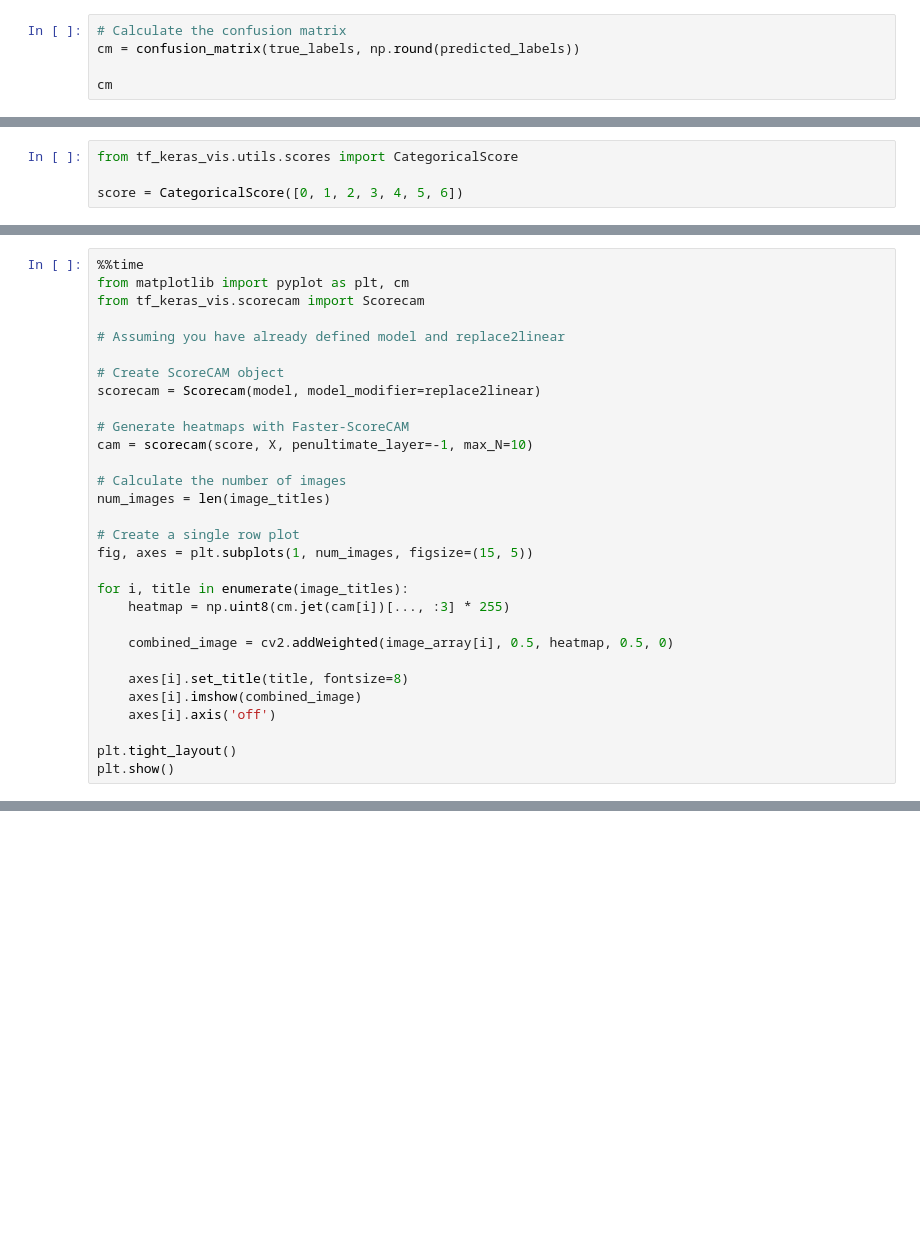
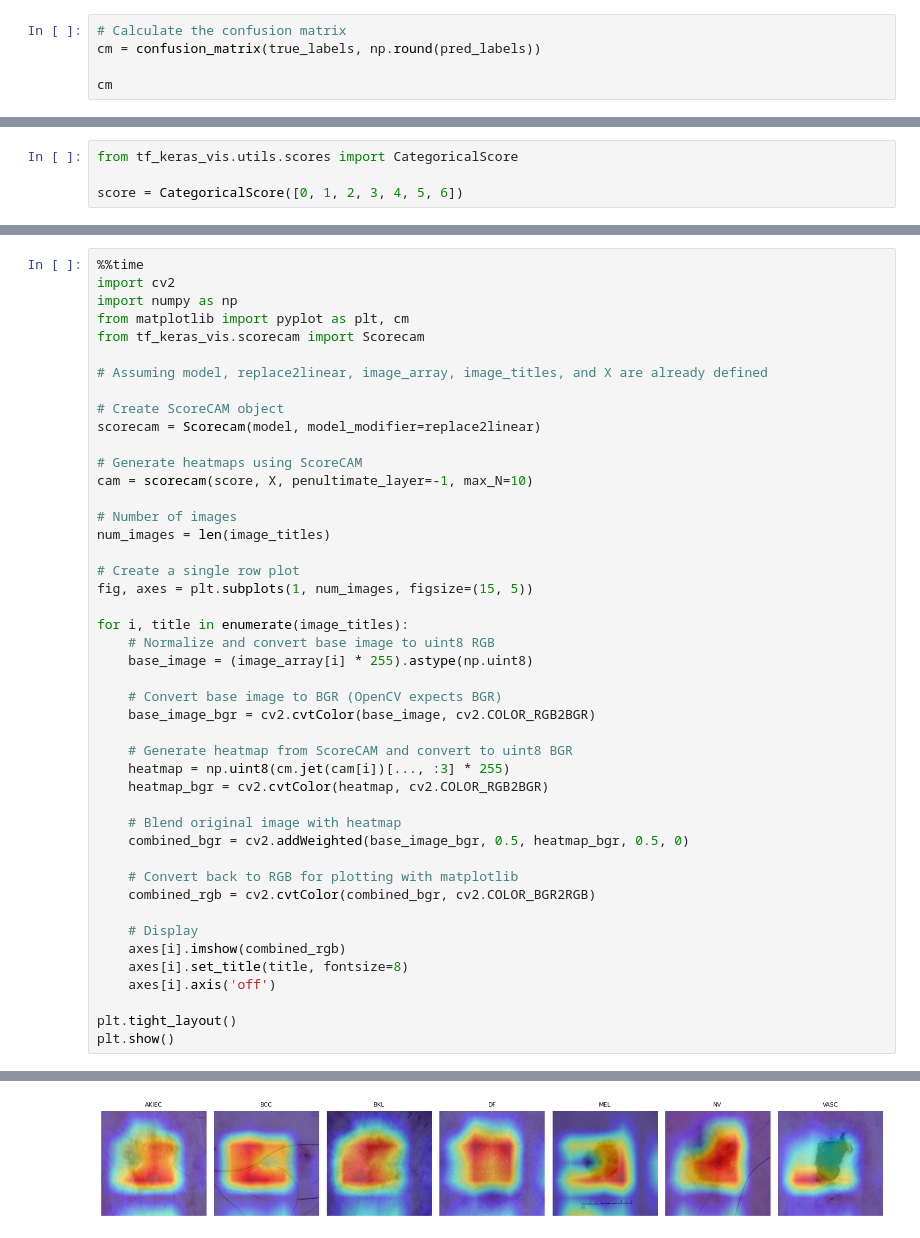
Before and after one commit to Kyltetran/XAI-project, a Jupyter notebook: EfficientNetV2M-edit.ipynb, the cells around one changed output, grey strips where cells are left out. Saved outputs shown, nothing was run; the diff lists cells and outputs as text; blank space fills up the shorter version.

```diff
--- a/EfficientNetV2M-edit.ipynb
+++ b/EfficientNetV2M-edit.ipynb
@@ -127,5 +286,5 @@ print(report)
 # %%
 # Calculate the confusion matrix
-cm = confusion_matrix(true_labels, np.round(predicted_labels))
+cm = confusion_matrix(true_labels, np.round(pred_labels))
 
 cm
@@ -334,30 +545,46 @@ plt.show()
 # %%
 %%time
+import cv2
+import numpy as np
 from matplotlib import pyplot as plt, cm
 from tf_keras_vis.scorecam import Scorecam
 
-# Assuming you have already defined model and replace2linear
+# Assuming model, replace2linear, image_array, image_titles, and X are already defined
 
 # Create ScoreCAM object
 scorecam = Scorecam(model, model_modifier=replace2linear)
 
-# Generate heatmaps with Faster-ScoreCAM
+# Generate heatmaps using ScoreCAM
 cam = scorecam(score, X, penultimate_layer=-1, max_N=10)
 
-# Calculate the number of images
+# Number of images
 num_images = len(image_titles)
 
 # Create a single row plot
 fig, axes = plt.subplots(1, num_images, figsize=(15, 5))
 
 for i, title in enumerate(image_titles):
+    # Normalize and convert base image to uint8 RGB
+    base_image = (image_array[i] * 255).astype(np.uint8)
+
+    # Convert base image to BGR (OpenCV expects BGR)
+    base_image_bgr = cv2.cvtColor(base_image, cv2.COLOR_RGB2BGR)
+
+    # Generate heatmap from ScoreCAM and convert to uint8 BGR
     heatmap = np.uint8(cm.jet(cam[i])[..., :3] * 255)
+    heatmap_bgr = cv2.cvtColor(heatmap, cv2.COLOR_RGB2BGR)
 
-    combined_image = cv2.addWeighted(image_array[i], 0.5, heatmap, 0.5, 0)
+    # Blend original image with heatmap
+    combined_bgr = cv2.addWeighted(base_image_bgr, 0.5, heatmap_bgr, 0.5, 0)
 
+    # Convert back to RGB for plotting with matplotlib
+    combined_rgb = cv2.cvtColor(combined_bgr, cv2.COLOR_BGR2RGB)
+
+    # Display
+    axes[i].imshow(combined_rgb)
     axes[i].set_title(title, fontsize=8)
-    axes[i].imshow(combined_image)
     axes[i].axis('off')
 
 plt.tight_layout()
 plt.show()
+# %% [output]
@@ -363,0 +592 @@ plt.show()
+[figure, added]
```
Also changed, not shown: parts of 16 cells of this notebook, 5 other files.
